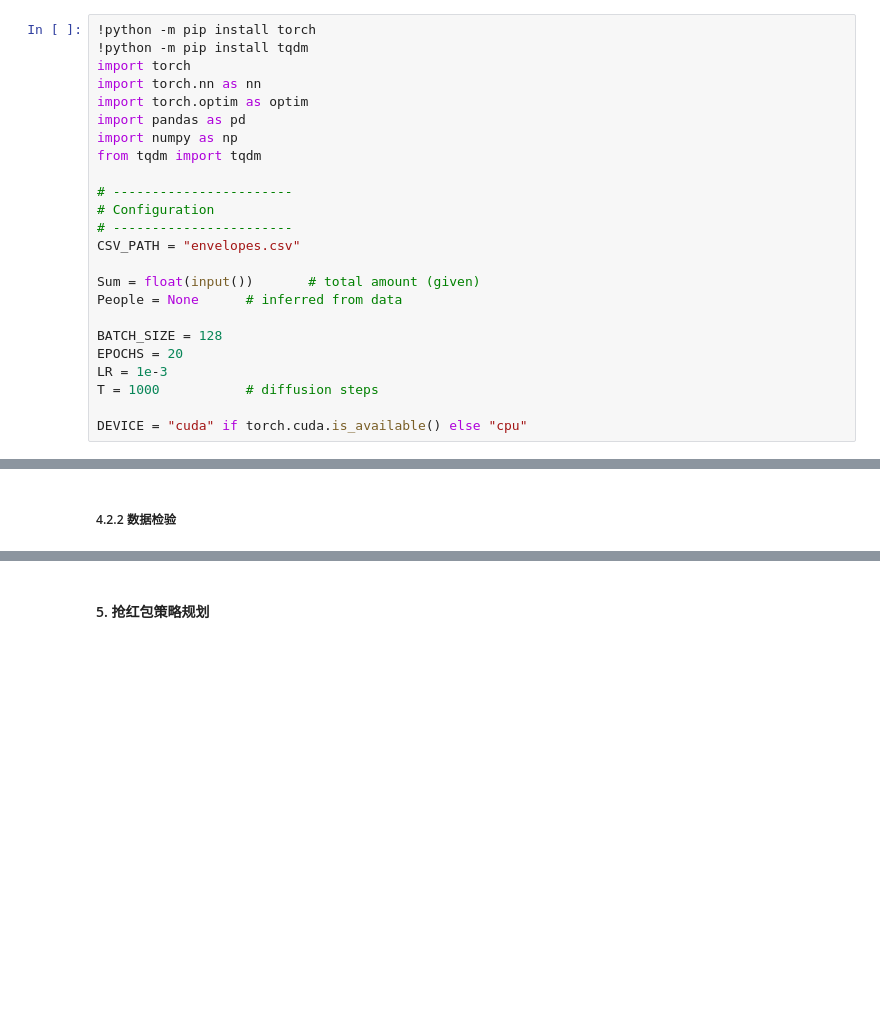
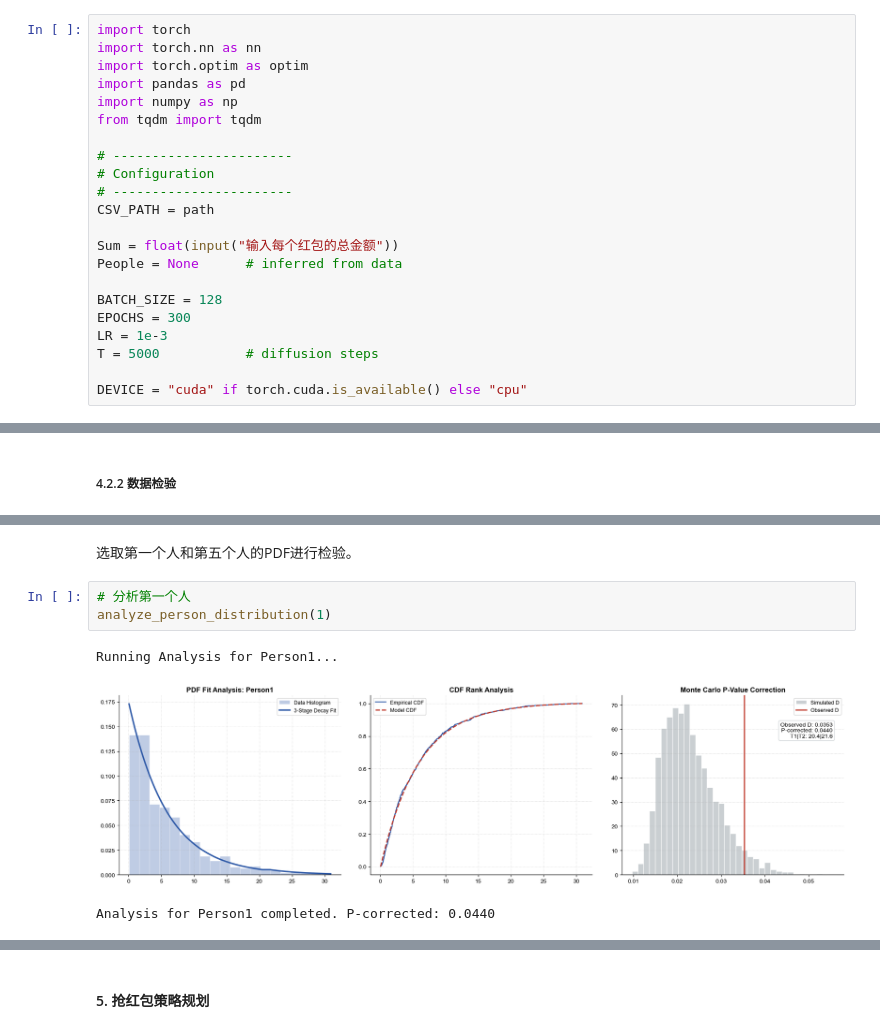
Before and after one commit to WjNaG2/SI140-RedEnvelope, a Jupyter notebook: pro3-1.ipynb, the cells around one changed output, grey strips where cells are left out. Cells and saved outputs as stored; diff of their text form; blank space fills up the shorter version.

```diff
--- a/pro3-1.ipynb
+++ b/pro3-1.ipynb
@@ -1649,8 +1640,6 @@ $$
 
 ##### 4.1.1 数据处理
 # %%
-!python -m pip install torch
-!python -m pip install tqdm
 import torch
 import torch.nn as nn
 import torch.optim as optim
@@ -1661,14 +1650,14 @@ from tqdm import tqdm
 # -----------------------
 # Configuration
 # -----------------------
-CSV_PATH = "envelopes.csv"
+CSV_PATH = path
 
-Sum = float(input())       # total amount (given)
+Sum = float(input("输入每个红包的总金额"))
 People = None      # inferred from data
 
 BATCH_SIZE = 128
-EPOCHS = 20
+EPOCHS = 300
 LR = 1e-3
-T = 1000           # diffusion steps
+T = 5000           # diffusion steps
 
 DEVICE = "cuda" if torch.cuda.is_available() else "cpu"
@@ -2009,0 +2104,9 @@ Person1  0           0.0        0.4      0
+# %% [markdown]
+选取第一个人和第五个人的PDF进行检验。
+# %%
+# 分析第一个人
+analyze_person_distribution(1)
+# %% [output]
+Running Analysis for Person1...
+[figure, added]
+Analysis for Person1 completed. P-corrected: 0.0440
```
Also changed, not shown: parts of 31 cells of this notebook.
